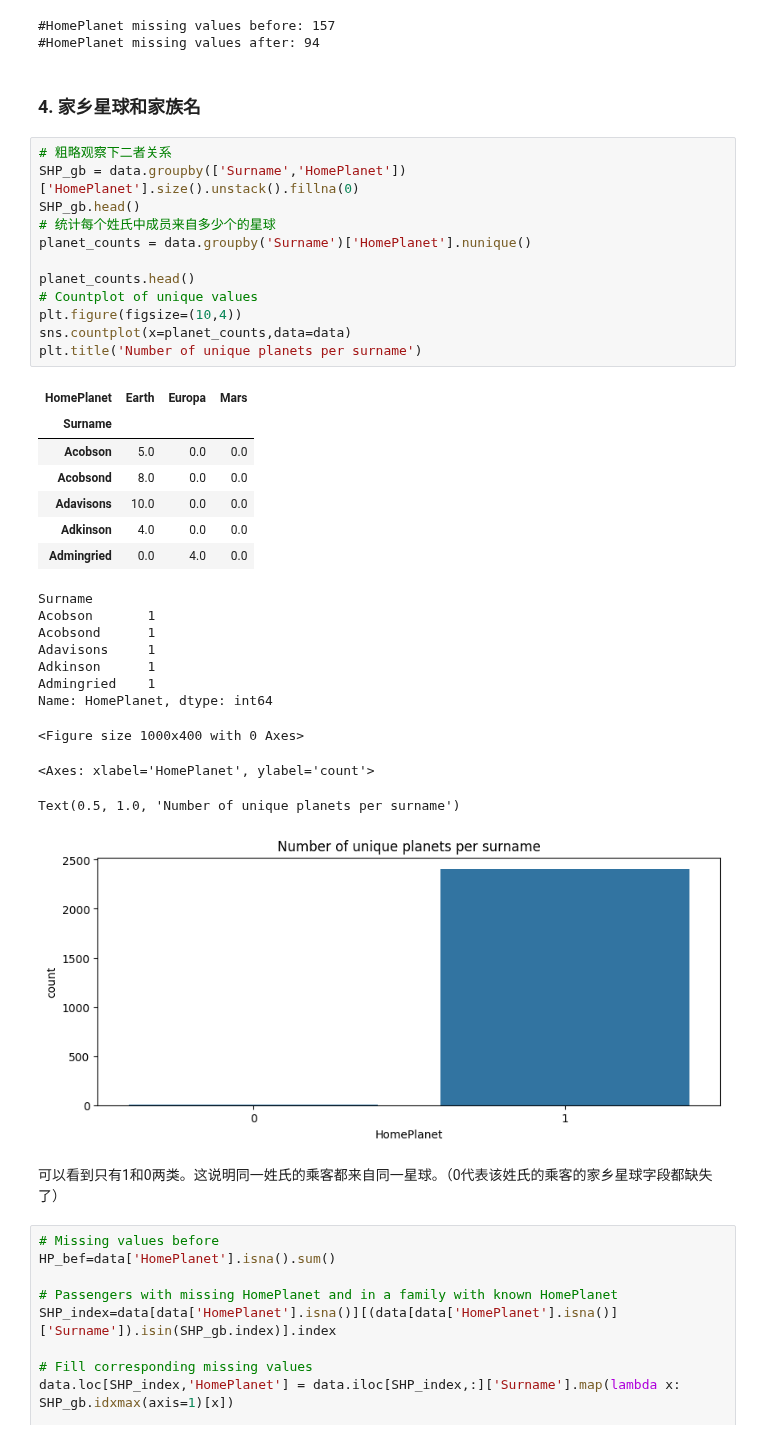
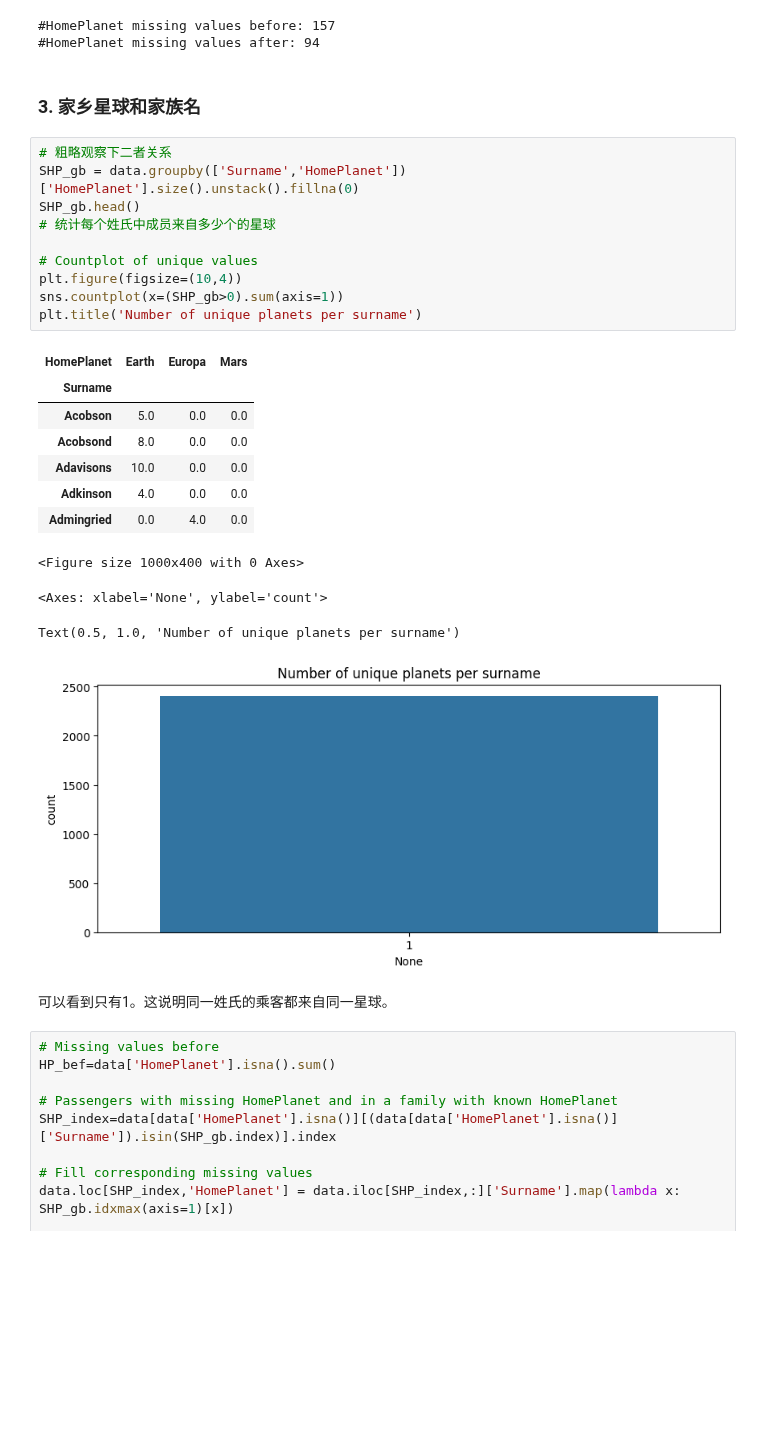
Before and after one commit to GiaooaiG/spaceship-titanic, a Jupyter notebook: 缺失值处理.ipynb, the cells around one changed output. Drawn from its saved outputs; the diff is of its cells as text; blank space fills up the shorter version.

```diff
--- a/缺失值处理.ipynb
+++ b/缺失值处理.ipynb
@@ -156,40 +156,31 @@ print('#HomePlanet missing values after:',data['HomePlanet'].isna().sum())
 #HomePlanet missing values before: 157
 #HomePlanet missing values after: 94
 # %% [markdown]
-### 4. 家乡星球和家族名
+### 3. 家乡星球和家族名
 # %%
 # 粗略观察下二者关系
 SHP_gb = data.groupby(['Surname','HomePlanet'])['HomePlanet'].size().unstack().fillna(0)
 SHP_gb.head()
 # 统计每个姓氏中成员来自多少个的星球
-planet_counts = data.groupby('Surname')['HomePlanet'].nunique()
 
-planet_counts.head()
 # Countplot of unique values
 plt.figure(figsize=(10,4))
-sns.countplot(x=planet_counts,data=data)
+sns.countplot(x=(SHP_gb>0).sum(axis=1))
 plt.title('Number of unique planets per surname')
 # %% [output]
 | HomePlanet | Earth | Europa | Mars |
 | Surname |  |  |  |
 | Acobson | 5.0 | 0.0 | 0.0 |
 | Acobsond | 8.0 | 0.0 | 0.0 |
 | Adavisons | 10.0 | 0.0 | 0.0 |
 | Adkinson | 4.0 | 0.0 | 0.0 |
 | Admingried | 0.0 | 4.0 | 0.0 |
-Surname
-Acobson       1
-Acobsond      1
-Adavisons     1
-Adkinson      1
-Admingried    1
-Name: HomePlanet, dtype: int64
+<Figure size 1000x400 with 0 Axes>
-<Figure size 1000x400 with 0 Axes>
+<Axes: xlabel='None', ylabel='count'>
-<Axes: xlabel='HomePlanet', ylabel='count'>
+Text(0.5, 1.0, 'Number of unique planets per surname')
-Text(0.5, 1.0, 'Number of unique planets per surname')
-[figure, old version]
+[figure, new version]
 # %% [markdown]
-可以看到只有1和0两类。这说明同一姓氏的乘客都来自同一星球。（0代表该姓氏的乘客的家乡星球字段都缺失了）
+可以看到只有1。这说明同一姓氏的乘客都来自同一星球。
 # %%
 # Missing values before
 HP_bef=data['HomePlanet'].isna().sum()
```
Also changed, not shown: parts of 68 cells of this notebook, 4 other files.
